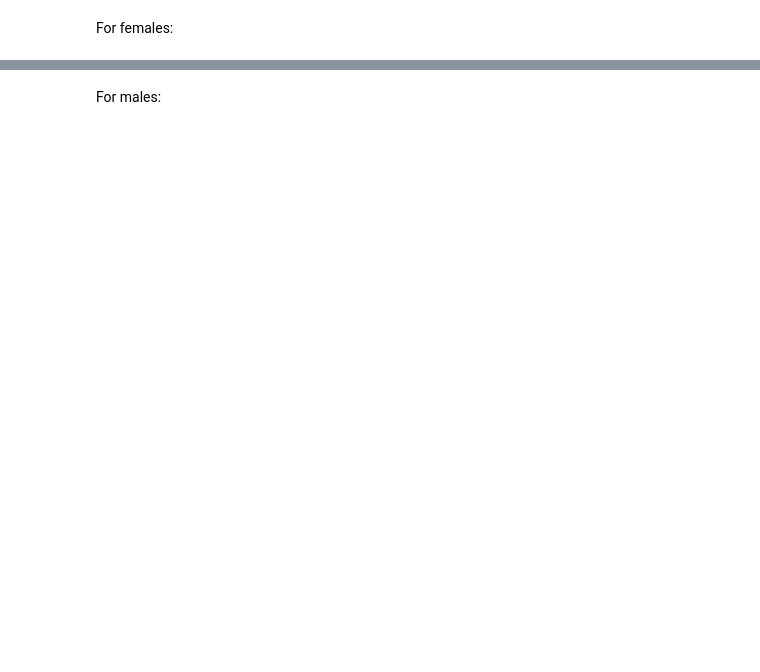
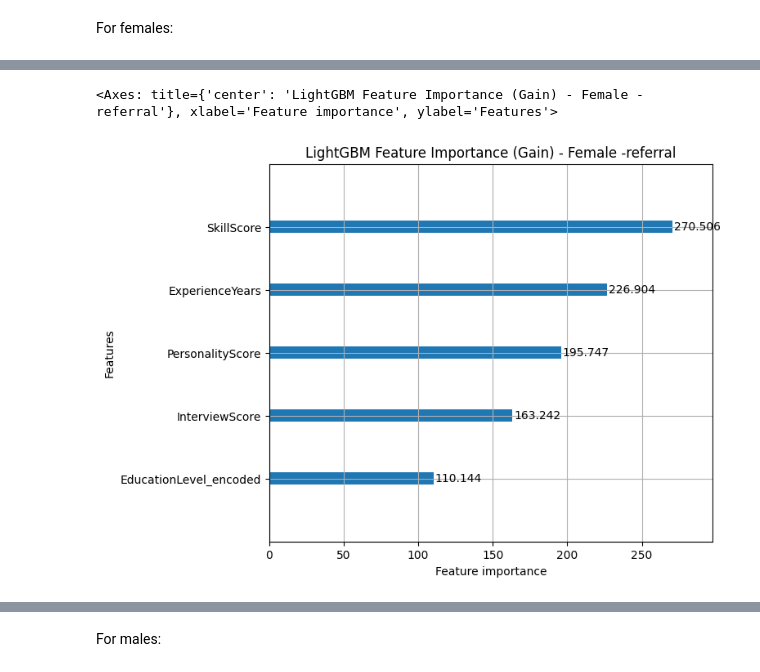
Before and after one commit to Klen03/ml_resume-analyzer, a Jupyter notebook: noteboooks/subset creation and analysis Ivan.ipynb, the cells around one changed output, grey strips where cells are left out. Saved outputs shown, nothing was run; the diff lists cells and outputs as text; code cells hidden in the pictures; blank space fills up the shorter version.

```diff
--- a/noteboooks/subset creation and analysis Ivan.ipynb
+++ b/noteboooks/subset creation and analysis Ivan.ipynb
@@ -102,0 +134,31 @@ plt.show()
+# %%
+# 1. 读取已编码的完整数据
+file_path = ("/Users/haoz/Desktop/cs506-project/datasets/processed_data/subsets_by_gender/subsets_by_gender_Female_Strategies/recruitment_data_Female_2.csv")
+outcomes = pd.read_csv(file_path)
+outcomes.reset_index(drop=True, inplace=True)
+
+# 2. 定义特征矩阵 X 和目标向量 y
+FEATURES = [
+    "ExperienceYears",
+    "InterviewScore",
+    "SkillScore",
+    "PersonalityScore",
+    # "Gender",
+    #"RecruitmentStrategy_encoded",
+    "EducationLevel_encoded"
+]
+X = outcomes[FEATURES]
+y = outcomes["HiringDecision"]
+
+# 3. 划分训练集和测试集
+X_train, X_test, y_train, y_test = train_test_split(
+    X, y, test_size=0.2, random_state=42
+)
+
+# 4. 训练 LightGBM 分类器
+classifier = lgb.LGBMClassifier()
+classifier.fit(X_train, y_train)
+
+# 5. 在测试集上做预测并输出分类报告
+y_pred = classifier.predict(X_test)
+print(classification_report(y_test, y_pred))
@@ -102,0 +183,5 @@ plt.show()
+# %%
+lgb.plot_importance(classifier, importance_type="gain", figsize=(7,6), title="LightGBM Feature Importance (Gain) - Female -referral")
+# %% [output]
+<Axes: title={'center': 'LightGBM Feature Importance (Gain) - Female -referral'}, xlabel='Feature importance', ylabel='Features'>
+[figure, added]
```
Also changed, not shown: parts of 37 cells of this notebook, 7 other files.
